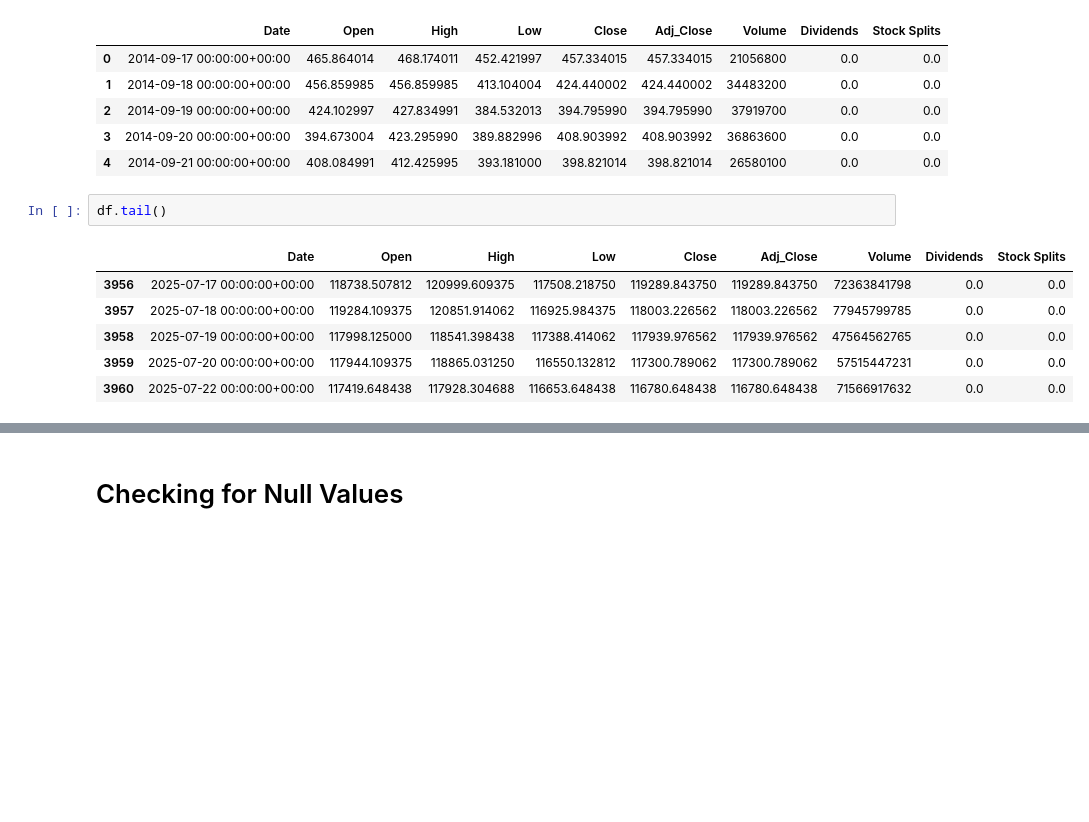
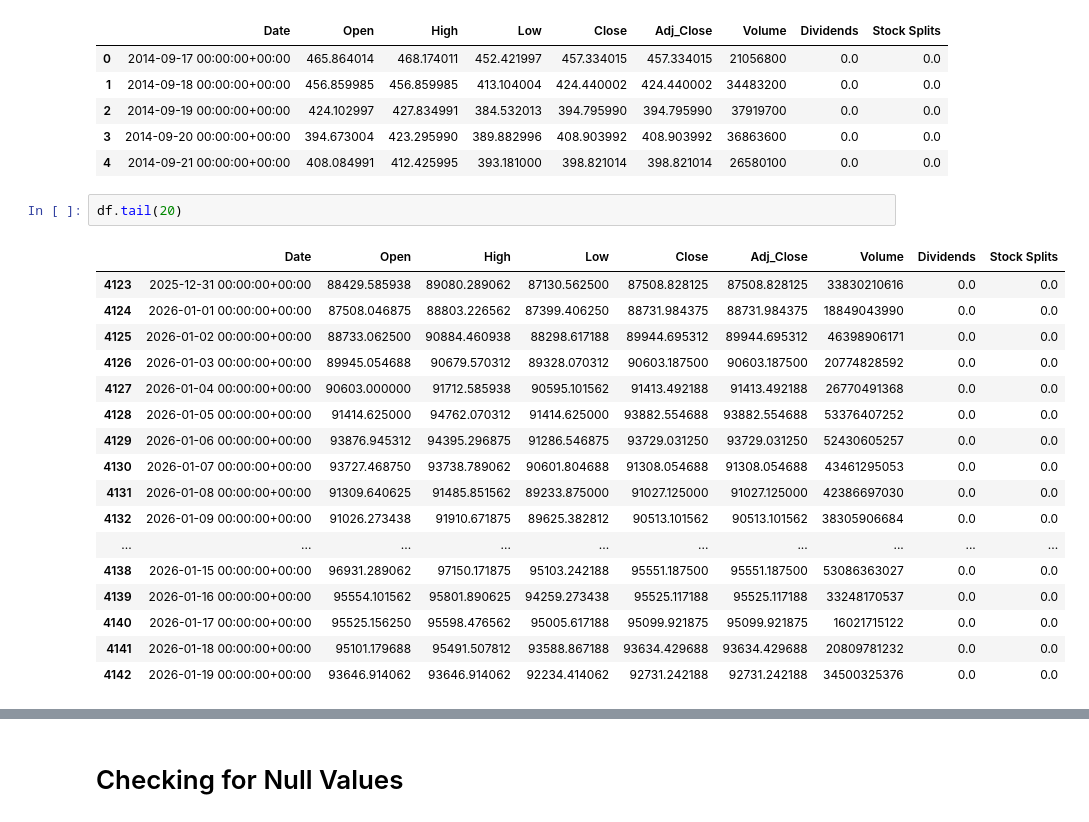
Before and after one commit to faathuurrr/Forecasting-Bitcoin-Price, a Jupyter notebook: bitcoin-price-prediction-scenarios.ipynb, the cells around one changed output, grey strips where cells are left out. Cells and saved outputs as stored; diff of their text form; blank space fills up the shorter version.

```diff
--- a/bitcoin-price-prediction-using-lstm.ipynb
+++ b/bitcoin-price-prediction-scenarios.ipynb
@@ -50,14 +53,25 @@ df.head()
 | 3 | 2014-09-20 00:00:00+00:00 | 394.673004 | 423.295990 | 389.882996 | 408.903992 | 408.903992 | 36863600 | 0.0 | 0.0 |
 | 4 | 2014-09-21 00:00:00+00:00 | 408.084991 | 412.425995 | 393.181000 | 398.821014 | 398.821014 | 26580100 | 0.0 | 0.0 |
 # %%
-df.tail()
+df.tail(20)
 # %% [output]
 |  | Date | Open | High | Low | Close | Adj_Close | Volume | Dividends | Stock Splits |
-| 3956 | 2025-07-17 00:00:00+00:00 | 118738.507812 | 120999.609375 | 117508.218750 | 119289.843750 | 119289.843750 | 72363841798 | 0.0 | 0.0 |
-| 3957 | 2025-07-18 00:00:00+00:00 | 119284.109375 | 120851.914062 | 116925.984375 | 118003.226562 | 118003.226562 | 77945799785 | 0.0 | 0.0 |
-| 3958 | 2025-07-19 00:00:00+00:00 | 117998.125000 | 118541.398438 | 117388.414062 | 117939.976562 | 117939.976562 | 47564562765 | 0.0 | 0.0 |
-| 3959 | 2025-07-20 00:00:00+00:00 | 117944.109375 | 118865.031250 | 116550.132812 | 117300.789062 | 117300.789062 | 57515447231 | 0.0 | 0.0 |
-| 3960 | 2025-07-22 00:00:00+00:00 | 117419.648438 | 117928.304688 | 116653.648438 | 116780.648438 | 116780.648438 | 71566917632 | 0.0 | 0.0 |
+| 4123 | 2025-12-31 00:00:00+00:00 | 88429.585938 | 89080.289062 | 87130.562500 | 87508.828125 | 87508.828125 | 33830210616 | 0.0 | 0.0 |
+| 4124 | 2026-01-01 00:00:00+00:00 | 87508.046875 | 88803.226562 | 87399.406250 | 88731.984375 | 88731.984375 | 18849043990 | 0.0 | 0.0 |
+| 4125 | 2026-01-02 00:00:00+00:00 | 88733.062500 | 90884.460938 | 88298.617188 | 89944.695312 | 89944.695312 | 46398906171 | 0.0 | 0.0 |
+| 4126 | 2026-01-03 00:00:00+00:00 | 89945.054688 | 90679.570312 | 89328.070312 | 90603.187500 | 90603.187500 | 20774828592 | 0.0 | 0.0 |
+| 4127 | 2026-01-04 00:00:00+00:00 | 90603.000000 | 91712.585938 | 90595.101562 | 91413.492188 | 91413.492188 | 26770491368 | 0.0 | 0.0 |
+| 4128 | 2026-01-05 00:00:00+00:00 | 91414.625000 | 94762.070312 | 91414.625000 | 93882.554688 | 93882.554688 | 53376407252 | 0.0 | 0.0 |
+| 4129 | 2026-01-06 00:00:00+00:00 | 93876.945312 | 94395.296875 | 91286.546875 | 93729.031250 | 93729.031250 | 52430605257 | 0.0 | 0.0 |
+| 4130 | 2026-01-07 00:00:00+00:00 | 93727.468750 | 93738.789062 | 90601.804688 | 91308.054688 | 91308.054688 | 43461295053 | 0.0 | 0.0 |
+| 4131 | 2026-01-08 00:00:00+00:00 | 91309.640625 | 91485.851562 | 89233.875000 | 91027.125000 | 91027.125000 | 42386697030 | 0.0 | 0.0 |
+| 4132 | 2026-01-09 00:00:00+00:00 | 91026.273438 | 91910.671875 | 89625.382812 | 90513.101562 | 90513.101562 | 38305906684 | 0.0 | 0.0 |
+| ... | ... | ... | ... | ... | ... | ... | ... | ... | ... |
+| 4138 | 2026-01-15 00:00:00+00:00 | 96931.289062 | 97150.171875 | 95103.242188 | 95551.187500 | 95551.187500 | 53086363027 | 0.0 | 0.0 |
+| 4139 | 2026-01-16 00:00:00+00:00 | 95554.101562 | 95801.890625 | 94259.273438 | 95525.117188 | 95525.117188 | 33248170537 | 0.0 | 0.0 |
+| 4140 | 2026-01-17 00:00:00+00:00 | 95525.156250 | 95598.476562 | 95005.617188 | 95099.921875 | 95099.921875 | 16021715122 | 0.0 | 0.0 |
+| 4141 | 2026-01-18 00:00:00+00:00 | 95101.179688 | 95491.507812 | 93588.867188 | 93634.429688 | 93634.429688 | 20809781232 | 0.0 | 0.0 |
+| 4142 | 2026-01-19 00:00:00+00:00 | 93646.914062 | 93646.914062 | 92234.414062 | 92731.242188 | 92731.242188 | 34500325376 | 0.0 | 0.0 |
 # %%
 df.info()
 df.columns
```
Also changed, not shown: parts of 44 cells of this notebook, 7 other files.
